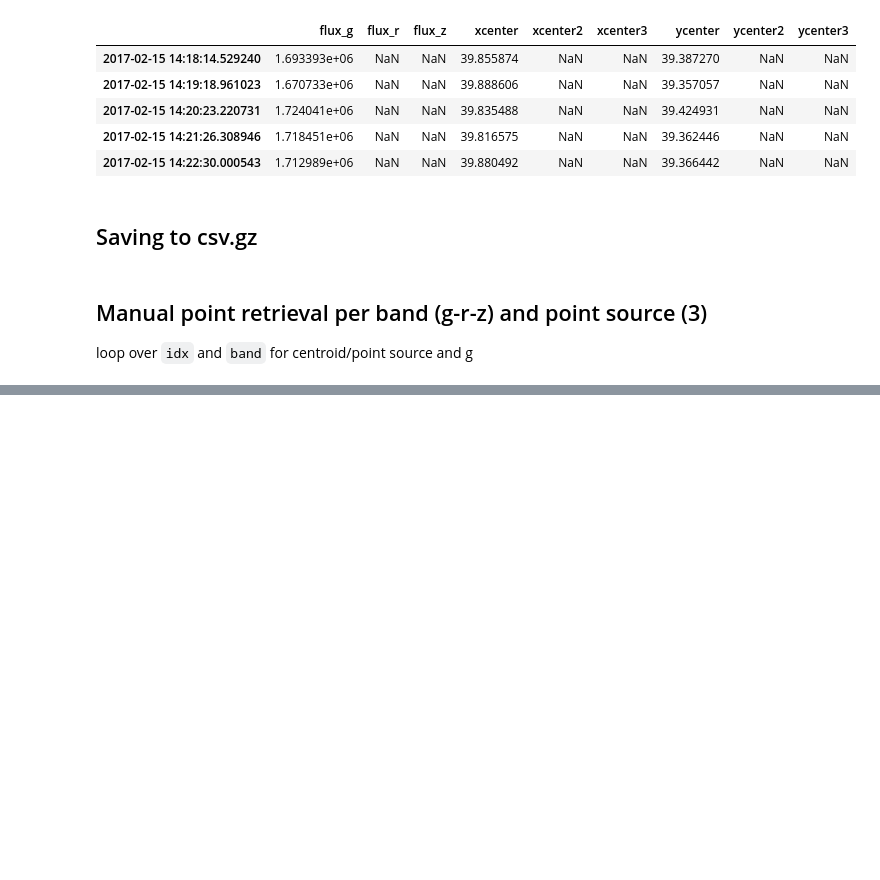
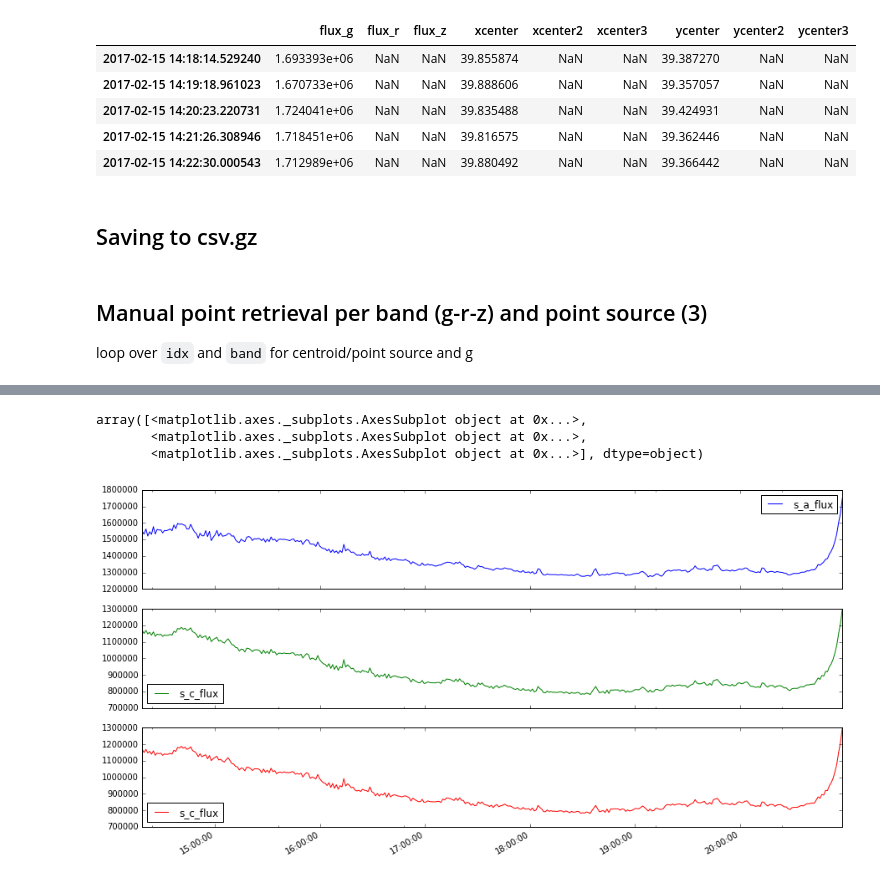
Before and after one commit to jpdeleon/moscatel, a Jupyter notebook: lightcurve.ipynb, the cells around one changed output, grey strips where cells are left out. Saved outputs shown, nothing was run; the diff lists cells and outputs as text; code cells hidden in the pictures; blank space fills up the shorter version.

```diff
--- a/lightcurve.ipynb
+++ b/lightcurve.ipynb
@@ -191,7 +193,8 @@ aperture_sums = []
 obs_time = []
 obs_mjd = []
 
-for i in rband:
+from tqdm import tqdm
+for i in tqdm(rband):
     hdr = pf.open(i)[0].header
     img = pf.open(i)[0].data
 
@@ -371,0 +431,3 @@ DF_all.to_csv('hatp44_star1.csv.gz')
+# %%
+df = pd.concat(dfs, axis=1)
+df.head()
@@ -371,0 +441,8 @@ DF_all.to_csv('hatp44_star1.csv.gz')
+# %%
+cols = 's_a_flux s_c_flux s_c_flux'.split()
+df[cols].plot(subplots=True, figsize=(15,8))
+# %% [output]
+array([<matplotlib.axes._subplots.AxesSubplot object at 0x...>,
+       <matplotlib.axes._subplots.AxesSubplot object at 0x...>,
+       <matplotlib.axes._subplots.AxesSubplot object at 0x...>], dtype=object)
+[figure, added]
```
Also changed, not shown: parts of 39 cells of this notebook, 1 other file.
